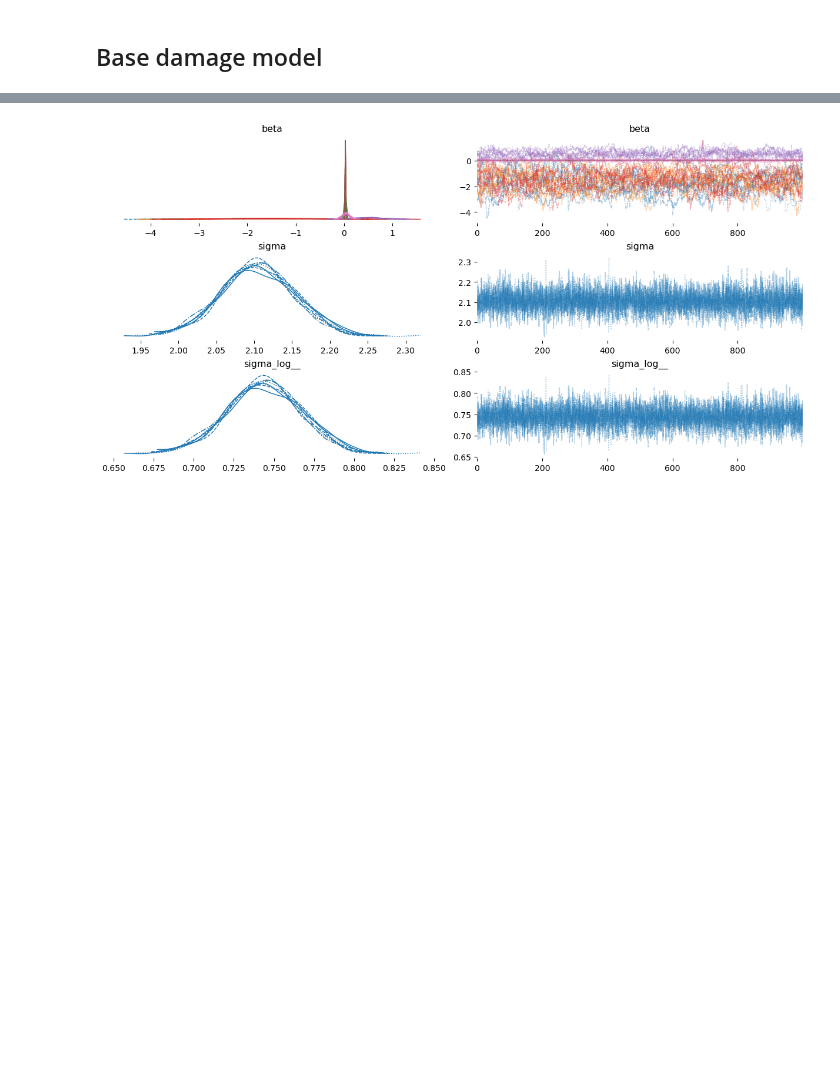
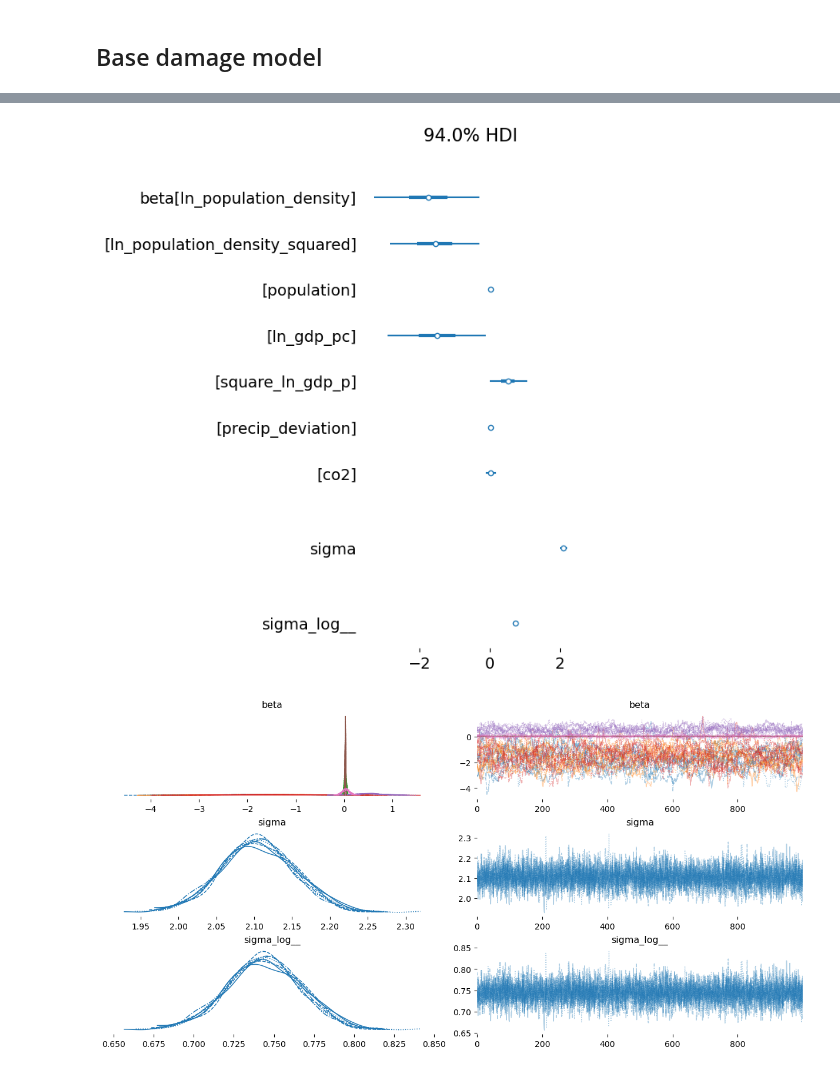
Before and after one commit to jessegrabowski/laos-climate-change, a Jupyter notebook: notebooks/Draft geospatial hydro_damage.ipynb, the cells around one changed output, grey strips where cells are left out. Saved outputs shown, nothing was run; the diff lists cells and outputs as text; code cells hidden in the pictures; blank space fills up the shorter version.

```diff
--- a/notebooks/Draft geospatial hydro_damage.ipynb
+++ b/notebooks/Draft geospatial hydro_damage.ipynb
@@ -419,6 +423,10 @@ az.summary(simple_damages_idata, ["~country_effect", "~country_effect_offset"])
 | beta[co2] | 0.037 | 0.075 | -0.107 | 0.180 | 0.004 | 0.003 | 325.0 | 574.0 | 1.03 |
 | sigma | 2.105 | 0.049 | 2.016 | 2.203 | 0.001 | 0.000 | 6863.0 | 5700.0 | 1.00 |
 | sigma_log__ | 0.744 | 0.023 | 0.701 | 0.790 | 0.000 | 0.000 | 6863.0 | 5700.0 | 1.00 |
+# %%
+az.plot_forest(simple_damages_idata, var_names = ["~country_effect", "~country_effect_offset"], combined = True);
+# %% [output]
+[figure, added]
 # %%
 az.plot_trace(simple_damages_idata, var_names =  ["~country_effect", "~country_effect_offset"]);
 # %% [output]
```
Also changed, not shown: parts of 4 cells of this notebook.
